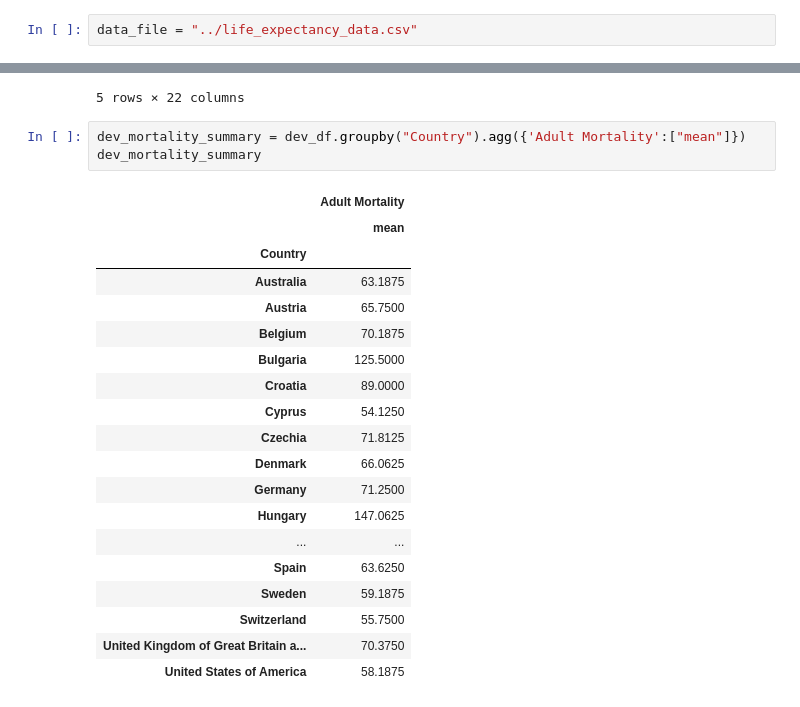
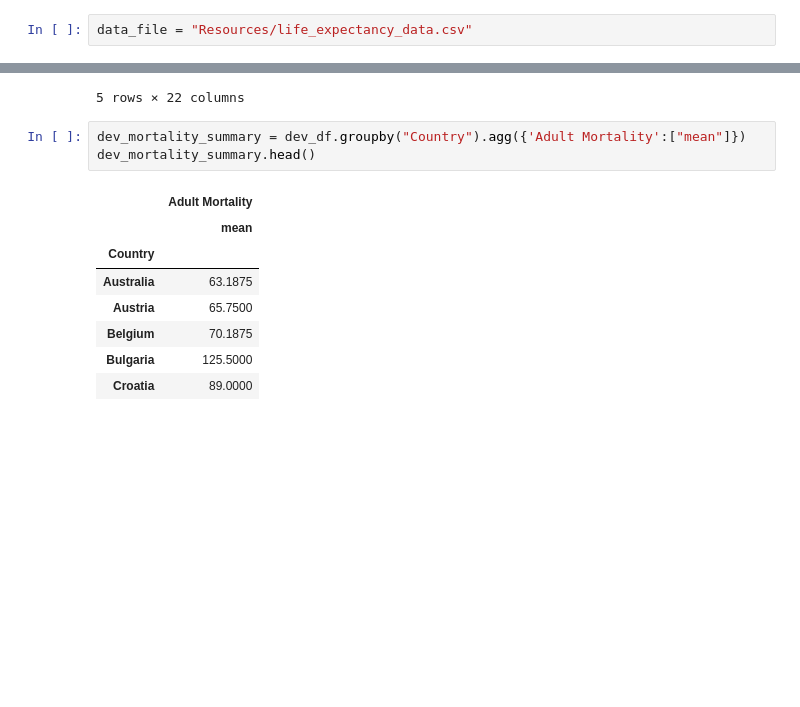
Before and after one commit to jaryan77/TeamTitans_Project_1, a Jupyter notebook: Project_starter.ipynb, the cells around one changed output, grey strips where cells are left out. Cells and saved outputs as stored; diff of their text form; blank space fills up the shorter version.

```diff
--- a/Project_starter.ipynb
+++ b/Project_starter.ipynb
@@ -1,6 +1,6 @@
 # %%
 import pandas as pd
 # %%
-data_file = "../life_expectancy_data.csv"
+data_file = "Resources/life_expectancy_data.csv"
 # %%
 life_expect_df = pd.read_csv(data_file)
@@ -57,26 +38,15 @@ undev_df.head()
 5 rows × 22 columns
 # %%
 dev_mortality_summary = dev_df.groupby("Country").agg({'Adult Mortality':["mean"]})
-dev_mortality_summary
+dev_mortality_summary.head()
 # %% [output]
 |  | Adult Mortality |
 |  | mean |
 | Country |  |
 | Australia | 63.1875 |
 | Austria | 65.7500 |
 | Belgium | 70.1875 |
 | Bulgaria | 125.5000 |
 | Croatia | 89.0000 |
-| Cyprus | 54.1250 |
-| Czechia | 71.8125 |
-| Denmark | 66.0625 |
-| Germany | 71.2500 |
-| Hungary | 147.0625 |
-| ... | ... |
-| Spain | 63.6250 |
-| Sweden | 59.1875 |
-| Switzerland | 55.7500 |
-| United Kingdom of Great Britain a... | 70.3750 |
-| United States of America | 58.1875 |
 # %%
 undev_mortality_summary = undev_df.groupby("Country").agg({'Adult Mortality':["mean","median", "var", "std", "sem"]})
```
Also changed, not shown: parts of 5 cells of this notebook.
